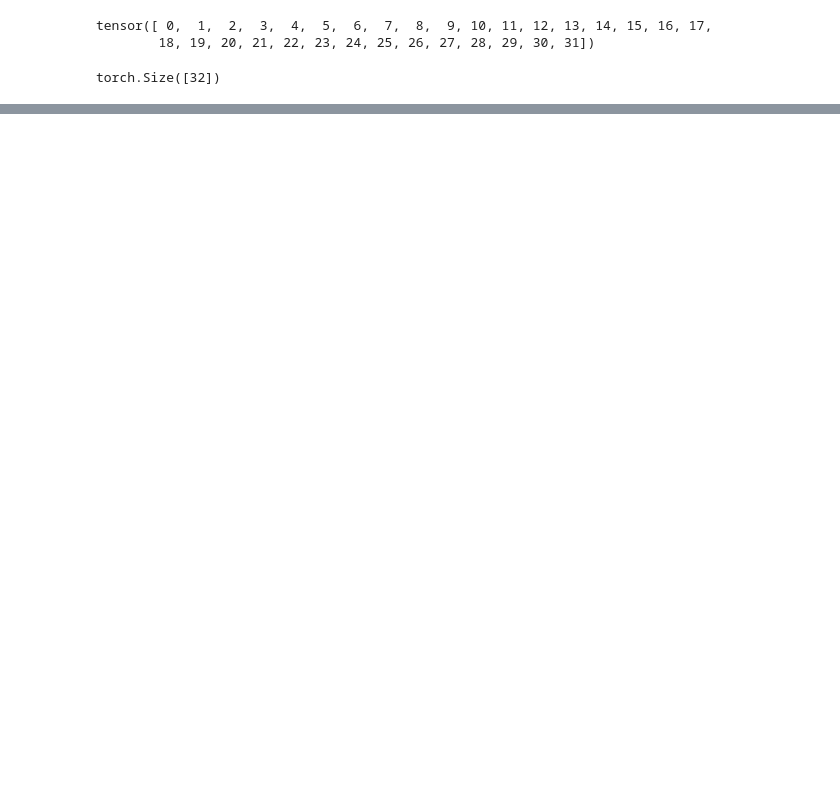
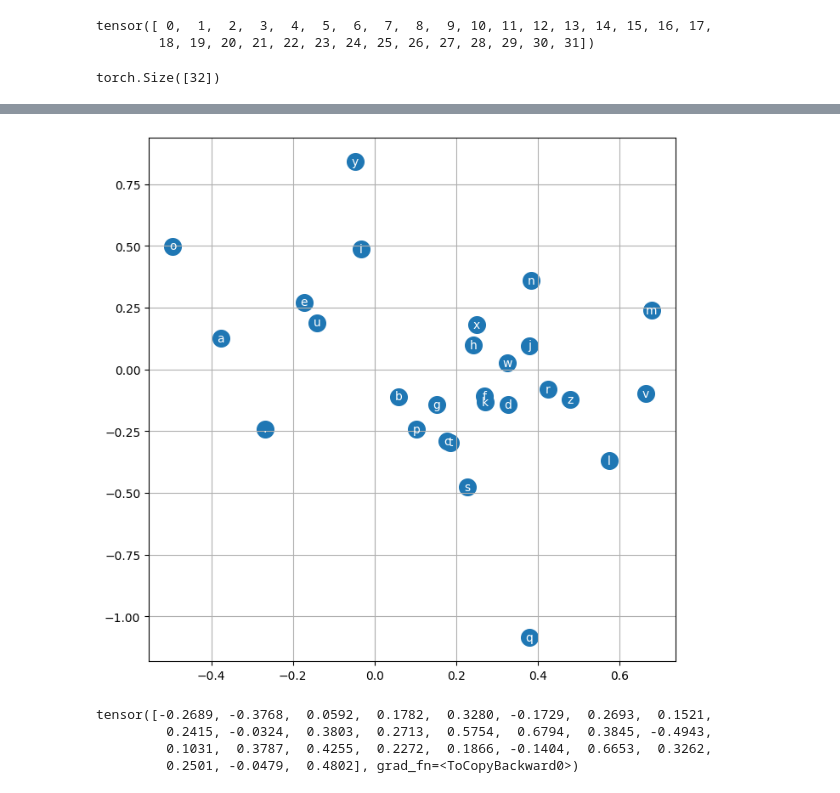
Before and after one commit to Mohammed-Fayaz/makemore, a Jupyter notebook: makemore_mlp.ipynb, the cells around one changed output, grey strips where cells are left out. Drawn from its saved outputs; the diff is of its cells as text; code cells hidden in the pictures; blank space fills up the shorter version.

```diff
--- a/makemore_mlp.ipynb
+++ b/makemore_mlp.ipynb
@@ -216,0 +559,15 @@ torch.Size([32])
+# %%
+plt.figure(figsize=(8, 8))
+plt.scatter(C[:,0].cpu().data, C[:,1].cpu().data, s=200)
+for i in range(C.shape[0]):
+    plt.text(C[i, 0].item(), C[i, 1].item(), itos[i], ha="center", va="center", color='white')
+plt.grid('minor')
+# %% [output]
+[figure, added]
+# %%
+C[:,0].cpu()
+# %% [output]
+tensor([-0.2689, -0.3768,  0.0592,  0.1782,  0.3280, -0.1729,  0.2693,  0.1521,
+         0.2415, -0.0324,  0.3803,  0.2713,  0.5754,  0.6794,  0.3845, -0.4943,
+         0.1031,  0.3787,  0.4255,  0.2272,  0.1866, -0.1404,  0.6653,  0.3262,
+         0.2501, -0.0479,  0.4802], grad_fn=<ToCopyBackward0>)
```
Also changed, not shown: parts of 44 cells of this notebook.
